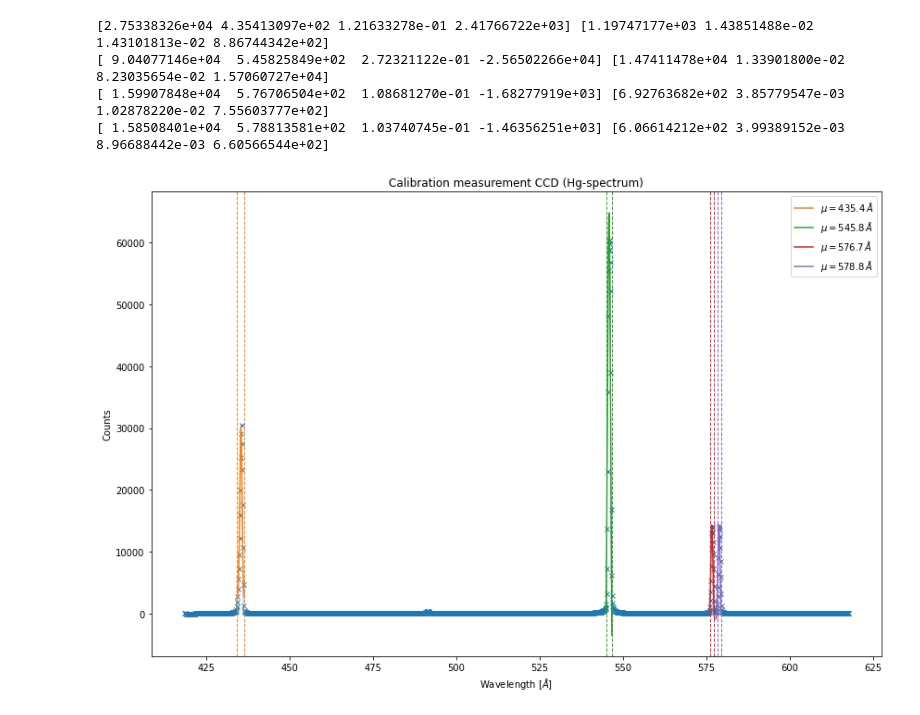
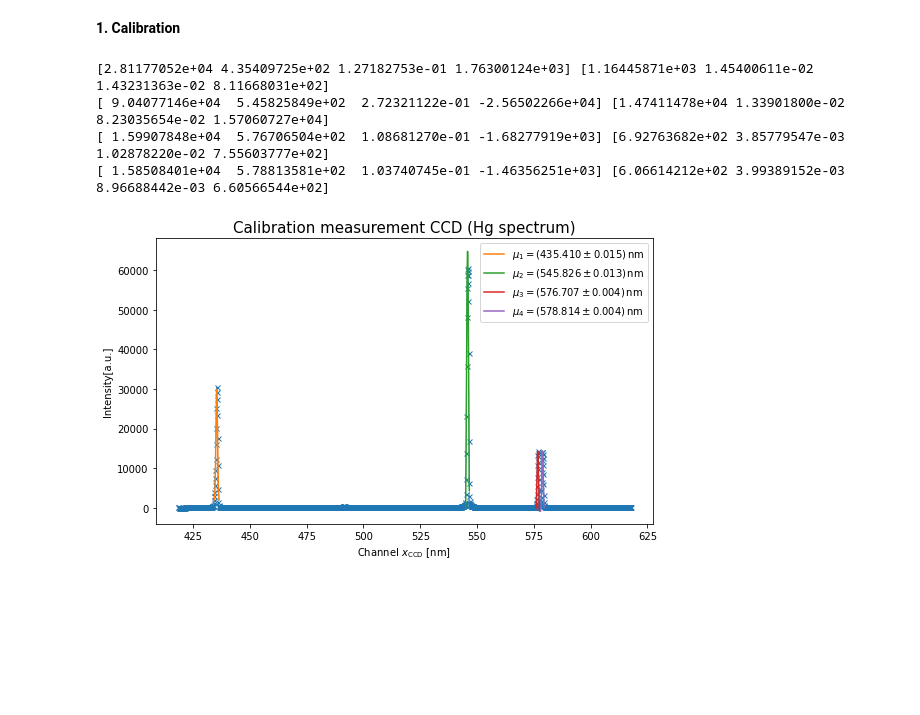
Before and after one commit to nicolaigoelz/Raman, a Jupyter notebook: CCD_Calibration_measurement.ipynb, the cells around one changed output. Saved outputs shown, nothing was run; the diff lists cells and outputs as text; code cells hidden in the pictures; blank space fills up the shorter version.

```diff
--- a/CCD_Calibration_measurement.ipynb
+++ b/CCD_Calibration_measurement.ipynb
@@ -5,11 +5,13 @@ import numpy as np
 import pandas as pd
 import scipy.optimize as sc
 import scipy
+# %% [markdown]
+**1. Calibration**
 # %%
 file_Hg_calib = 'CCD/Hg_calibration_1.txt'
 
-Hg_cal = pd.read_csv(file_Hg_calib, skiprows=17, skipfooter=1, sep='\t', names=['Channel', 'Counts'], decimal=',')
-# print(df['Channel'])
+Hg_cal = pd.read_csv(file_Hg_calib, skiprows=17, skipfooter=1, sep='\t',
+                     names=['Channel', 'Counts'], decimal=',', engine = 'python')
 # %%
 def lorentz(x, A, w0, gamma):
     '''Function of a Lorentz-curve.
@@ -28,35 +35,39 @@ def gauss(x, A, mu, sigma, C):
 # %%
-fig, ax = plt.subplots(figsize = (12,8))
+fig, ax = plt.subplots(figsize = (8,5))
 ax.plot(Hg_cal['Channel'], Hg_cal['Counts'], marker = 'x', lw=0.5, ms = 5)
 coefficients = np.zeros((4, 4))
 covariance = np.zeros((4, 4, 4))
-
-a = [[133, 152], [1185, 1204], [1530, 1545], [1555, 1570]]
+arg0 = 0
+arg1=True
+a = [[132, 153], [1185, 1204], [1530, 1545], [1555, 1570]]
 p0s = [[30000, 435, 1, 0], [60000, 546, 1, 0], [15000, 577, 1, 0], [15000, 579, 1, 0]]
-xaxis = [np.linspace(434, 436.5 ,1001), np.linspace(545, 546.7, 1001), np.linspace(576,577.5,1001), np.linspace(578, 579.5, 1001)]
+xaxis = [np.linspace(434, 436.5 ,1001), np.linspace(545, 546.6, 1001), np.linspace(576,577.5,1001), np.linspace(578, 579.5, 1001)]
 colors = ['C1', 'C2', 'C3', 'C4']
 for i in range(4):
     params, cov = sc.curve_fit(gauss, Hg_cal['Channel'][a[i][0]:a[i][1]], Hg_cal['Counts'][a[i][0]:a[i][1]],
                               p0 = p0s[i])
     coefficients[i] = params
     covariance[i] = cov
     print(params, np.sqrt(np.diag(cov)))
-    ax.axvline(Hg_cal['Channel'][a[i][0]], color=colors[i], ls='--', lw=1)
-    ax.axvline(Hg_cal['Channel'][a[i][1]], color=colors[i], ls='--', lw=1)
-    ax.plot(xaxis[i], gauss(xaxis[i], *params), color=colors[i], label = r'$\mu = {:.1f} \,$nm'.format(params[1]))
+    if arg0:
+        ax.axvline(Hg_cal['Channel'][a[i][0]], color=colors[i], ls='--', lw=1)
+        ax.axvline(Hg_cal['Channel'][a[i][1]], color=colors[i], ls='--', lw=1)
+    if arg1:
+        ax.plot(xaxis[i], gauss(xaxis[i], *params), color=colors[i], label = r'$\mu_{} = ({:.3f} \pm {:.3f})\,$nm'.format(i+1, params[1], np.sqrt(cov[1,1])))
 
-ax.set_xlabel(r'Wavelength [nm]')
-ax.set_ylabel(r'Counts')
-ax.set_title(r'Calibration measurement CCD (Hg-spectrum)')
+ax.set_xlabel(r'Channel $x_\mathrm{CCD}$ [nm]')
+ax.set_ylabel(r'Intensity[a.u.]')
+ax.set_title(r'Calibration measurement CCD (Hg spectrum)', size = 15)
 ax.legend()
 # ax.set_xlim([430, 440])  # show the first peak
 # ax.set_xlim([542, 550])  # second peak
 # ax.set_xlim([575, 580])
 plt.tight_layout()
+# plt.savefig('Figures/Calibration_CCD.pdf')
 plt.show()
 # %% [output]
-[2.75338326e+04 4.35413097e+02 1.21633278e-01 2.41766722e+03] [1.19747177e+03 1.43851488e-02 1.43101813e-02 8.86744342e+02]
+[2.81177052e+04 4.35409725e+02 1.27182753e-01 1.76300124e+03] [1.16445871e+03 1.45400611e-02 1.43231363e-02 8.11668031e+02]
 [ 9.04077146e+04  5.45825849e+02  2.72321122e-01 -2.56502266e+04] [1.47411478e+04 1.33901800e-02 8.23035654e-02 1.57060727e+04]
 [ 1.59907848e+04  5.76706504e+02  1.08681270e-01 -1.68277919e+03] [6.92763682e+02 3.85779547e-03 1.02878220e-02 7.55603777e+02]
 [ 1.58508401e+04  5.78813581e+02  1.03740745e-01 -1.46356251e+03] [6.06614212e+02 3.99389152e-03 8.96688442e-03 6.60566544e+02]
-[figure, old version]
+[figure, new version]
```
Also changed, not shown: parts of 12 cells of this notebook, 5 other files.
